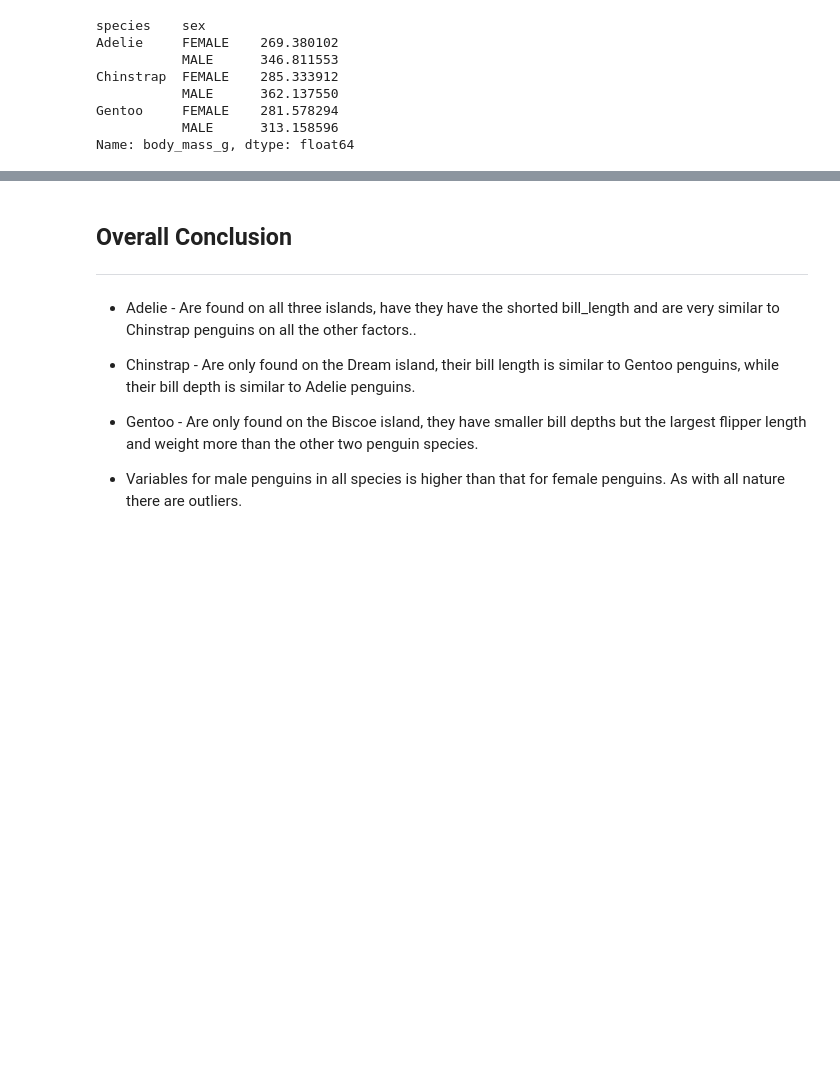
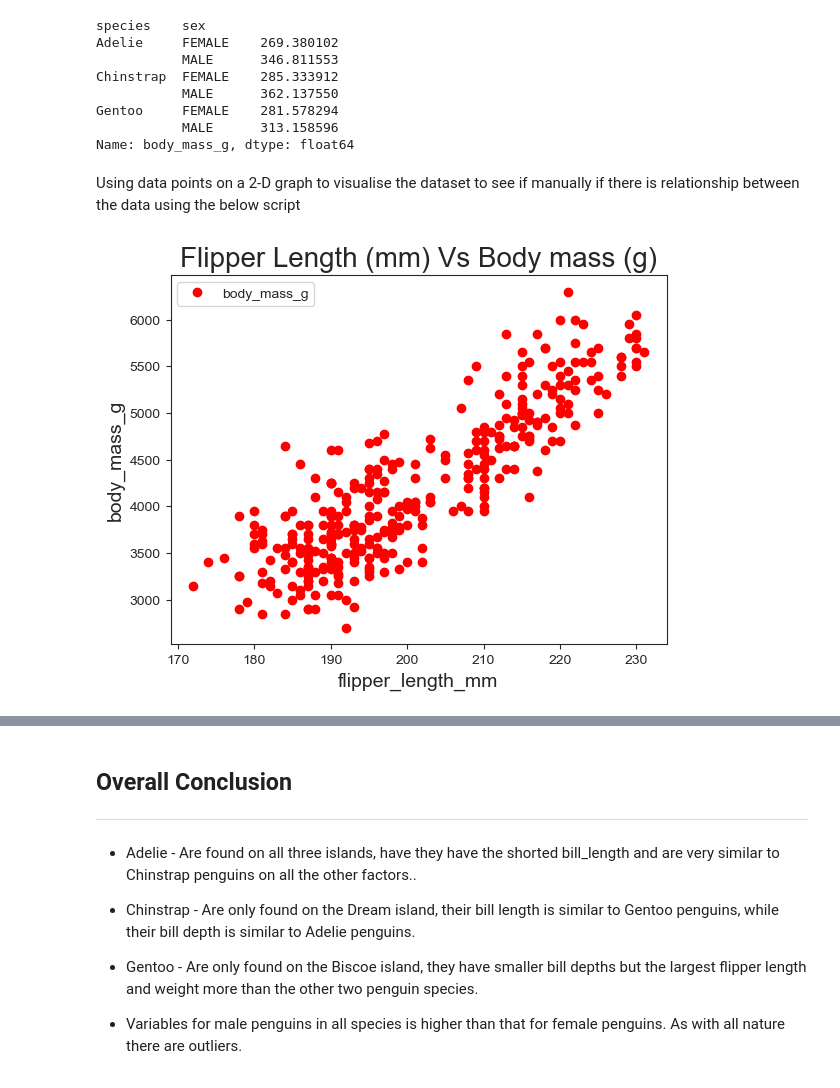
Before and after one commit to GraceMarySmyth/MyProject, a Jupyter notebook: Penguins.ipynb, the cells around one changed output, grey strips where cells are left out. Drawn from its saved outputs; the diff is of its cells as text; code cells hidden in the pictures; blank space fills up the shorter version.

Commit message:
update Readme and final plot. References for code

```diff
--- a/Penguins.ipynb
+++ b/Penguins.ipynb
@@ -413,3 +417,15 @@ Chinstrap  FEMALE    285.333912
 Gentoo     FEMALE    281.578294
            MALE      313.158596
 Name: body_mass_g, dtype: float64
+# %% [markdown]
+Using data points on a 2-D graph to visualise the dataset to see if manually if there is relationship between the data using the below script
+# %%
+
+
+df.plot(x='flipper_length_mm', y='body_mass_g', style='o', color='red')
+plt.title('Flipper Length (mm) Vs Body mass (g)', fontsize= 20)
+plt.xlabel('flipper_length_mm', fontsize= 14)
+plt.ylabel('body_mass_g', fontsize= 14)
+plt.show()
+# %% [output]
+[figure, added]
```
Also changed, not shown: parts of 14 cells of this notebook, 1 other file.
